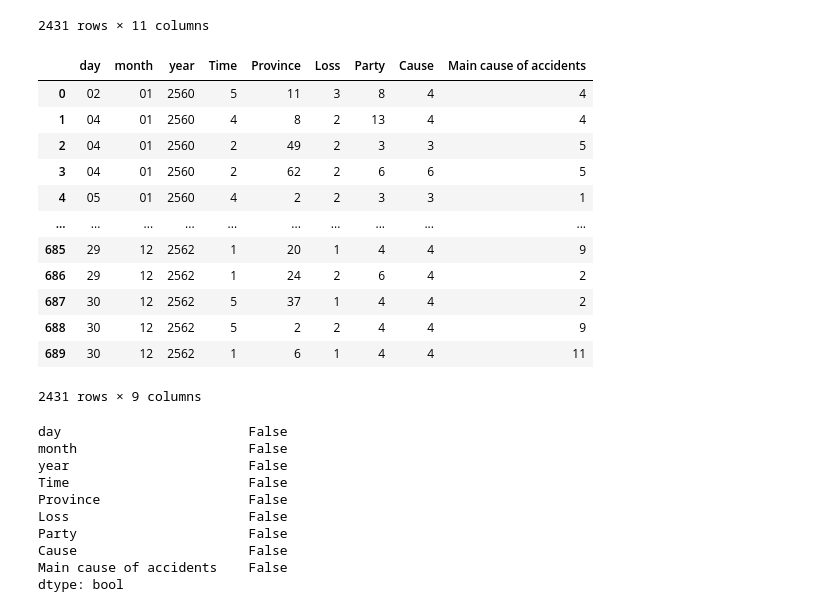
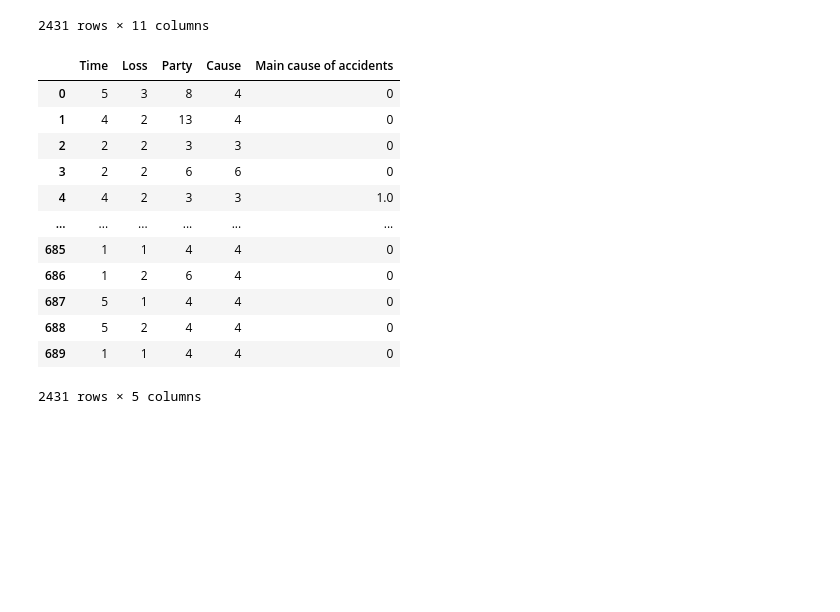
Before and after one commit to Thippawan72/BSC_DPDM23, a Jupyter notebook: Group_project2.ipynb, the cells around one changed output. Saved outputs shown, nothing was run; the diff lists cells and outputs as text; code cells hidden in the pictures; blank space fills up the shorter version.

```diff
--- a/Group_project2.ipynb
+++ b/Group_project2.ipynb
@@ -1889,43 +1899,4 @@ DATA_truck_df_New_tree
 | 689 | 30/12/2562 | 1 | 6 | 1 | 4 | 4 | 11 | 30/12/2562 | 30 | ... |
 2431 rows × 11 columns
 # %%
-data_tree1 = DATA_truck_df_New_tree[['day','month','year','Time','Province','Loss','Party','Cause','Main cause of accidents']].replace('0',np.nan)
+data_tree1 = DATA_truck_df_New_tree[['Time','Loss','Party','Cause','Main cause of accidents']].replace(np.nan, '0')
-# %%
-data_tree1
-# %% [output]
-|  | day | month | year | Time | Province | Loss | Party | Cause | Main cause of accidents |
-| 0 | 02 | 01 | 2560 | 5 | 11 | 3 | 8 | 4 | 4 |
-| 1 | 04 | 01 | 2560 | 4 | 8 | 2 | 13 | 4 | 4 |
-| 2 | 04 | 01 | 2560 | 2 | 49 | 2 | 3 | 3 | 5 |
-| 3 | 04 | 01 | 2560 | 2 | 62 | 2 | 6 | 6 | 5 |
-| 4 | 05 | 01 | 2560 | 4 | 2 | 2 | 3 | 3 | 1 |
-| ... | ... | ... | ... | ... | ... | ... | ... | ... | ... |
-| 685 | 29 | 12 | 2562 | 1 | 20 | 1 | 4 | 4 | 9 |
-| 686 | 29 | 12 | 2562 | 1 | 24 | 2 | 6 | 4 | 2 |
-| 687 | 30 | 12 | 2562 | 5 | 37 | 1 | 4 | 4 | 2 |
-| 688 | 30 | 12 | 2562 | 5 | 2 | 2 | 4 | 4 | 9 |
-| 689 | 30 | 12 | 2562 | 1 | 6 | 1 | 4 | 4 | 11 |
-2431 rows × 9 columns
-# %%
-data_tree1['day'] = data_tree1['day'].astype(bool)
-data_tree1['month'] = data_tree1['month'].astype(bool)
-data_tree1['year'] = data_tree1['year'].astype(bool)
-data_tree1['Time'] = data_tree1['Time'].astype(bool)
-data_tree1['Province'] = data_tree1['Province'].astype(bool)
-data_tree1['Loss'] = data_tree1['Loss'].astype(bool)
-data_tree1['Party'] = data_tree1['Party'].astype(bool)
-data_tree1['Cause'] = data_tree1['Cause'].astype(bool)
-data_tree1['Main cause of accidents'] = data_tree1['Main cause of accidents'].astype(bool)
-# %%
-data_tree1.isnull().any()
-# %% [output]
-day                        False
-month                      False
-year                       False
-Time                       False
-Province                   False
-Loss                       False
-Party                      False
-Cause                      False
-Main cause of accidents    False
-dtype: bool
@@ -1931,0 +1905,25 @@ dtype: bool
+# %%
+import pandas as pd
+
+# สร้าง DataFrame ตัวอย่าง
+data_New_tree = {'Main cause of accidents': [1, 0, 1, 0, 1, 2, 0, 1]}
+df_data_New_tree = pd.DataFrame(data_tree1)
+
+# เปลี่ยนค่าใน Main cause of accidents เป็น 1 ถ้าเป็น 1 และเป็น 0 ถ้าไม่ใช่ 1
+df_data_New_tree['Main cause of accidents'] = df_data_New_tree['Main cause of accidents'].replace({1: 1, 0: 0}).map({1: 1, 0: 0})
+# %%
+df_data_New_tree.replace(np.nan, '0')
+# %% [output]
+|  | Time | Loss | Party | Cause | Main cause of accidents |
+| 0 | 5 | 3 | 8 | 4 | 0 |
+| 1 | 4 | 2 | 13 | 4 | 0 |
+| 2 | 2 | 2 | 3 | 3 | 0 |
+| 3 | 2 | 2 | 6 | 6 | 0 |
+| 4 | 4 | 2 | 3 | 3 | 1.0 |
+| ... | ... | ... | ... | ... | ... |
+| 685 | 1 | 1 | 4 | 4 | 0 |
+| 686 | 1 | 2 | 6 | 4 | 0 |
+| 687 | 5 | 1 | 4 | 4 | 0 |
+| 688 | 5 | 2 | 4 | 4 | 0 |
+| 689 | 1 | 1 | 4 | 4 | 0 |
+2431 rows × 5 columns
```
Also changed, not shown: parts of 29 cells of this notebook.
